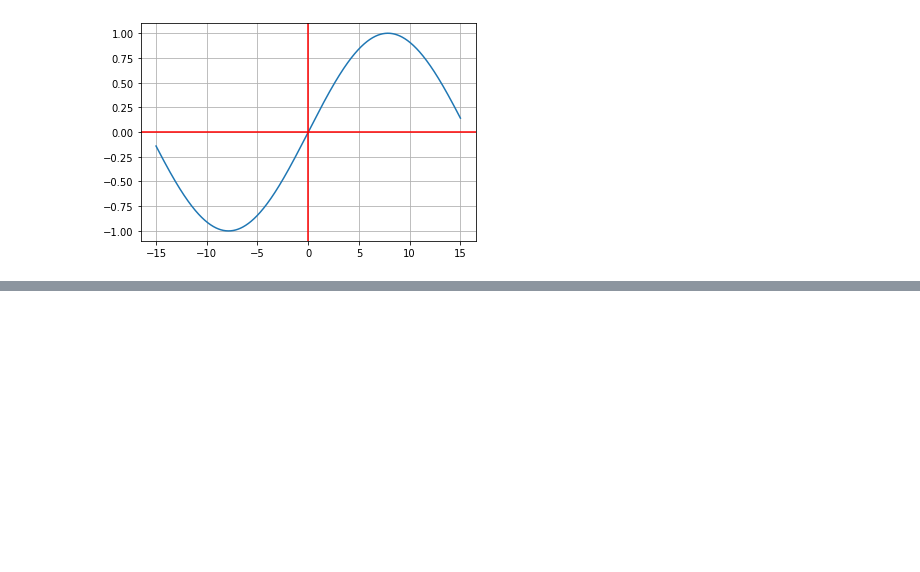
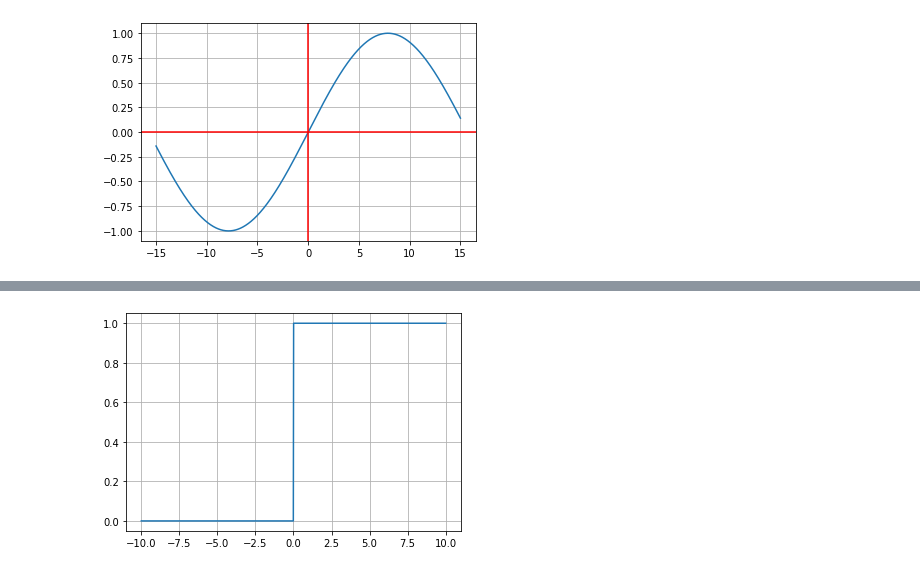
Before and after one commit to OmarPhysics/Courses_of_Platzi, a Jupyter notebook: Notebooks/01_Functions.ipynb, the cells around one changed output, grey strips where cells are left out. Cells and saved outputs as stored; diff of their text form; code cells hidden in the pictures; blank space fills up the shorter version.

```diff
--- a/Notebooks/01_Functions.ipynb
+++ b/Notebooks/01_Functions.ipynb
@@ -478,0 +503,14 @@ ax.axvline(x = 0, color = 'r')
+# %%
+def H(x):
+  Y = np.zeros(len(x))
+  for idx, x in enumerate(x):
+    if x >= 0:
+      Y[idx] = 1
+  return Y
+
+y = H(x)
+
+plt.plot(x,y)
+plt.grid()
+# %% [output]
+[figure, added]
```
Also changed, not shown: parts of 11 cells of this notebook.
